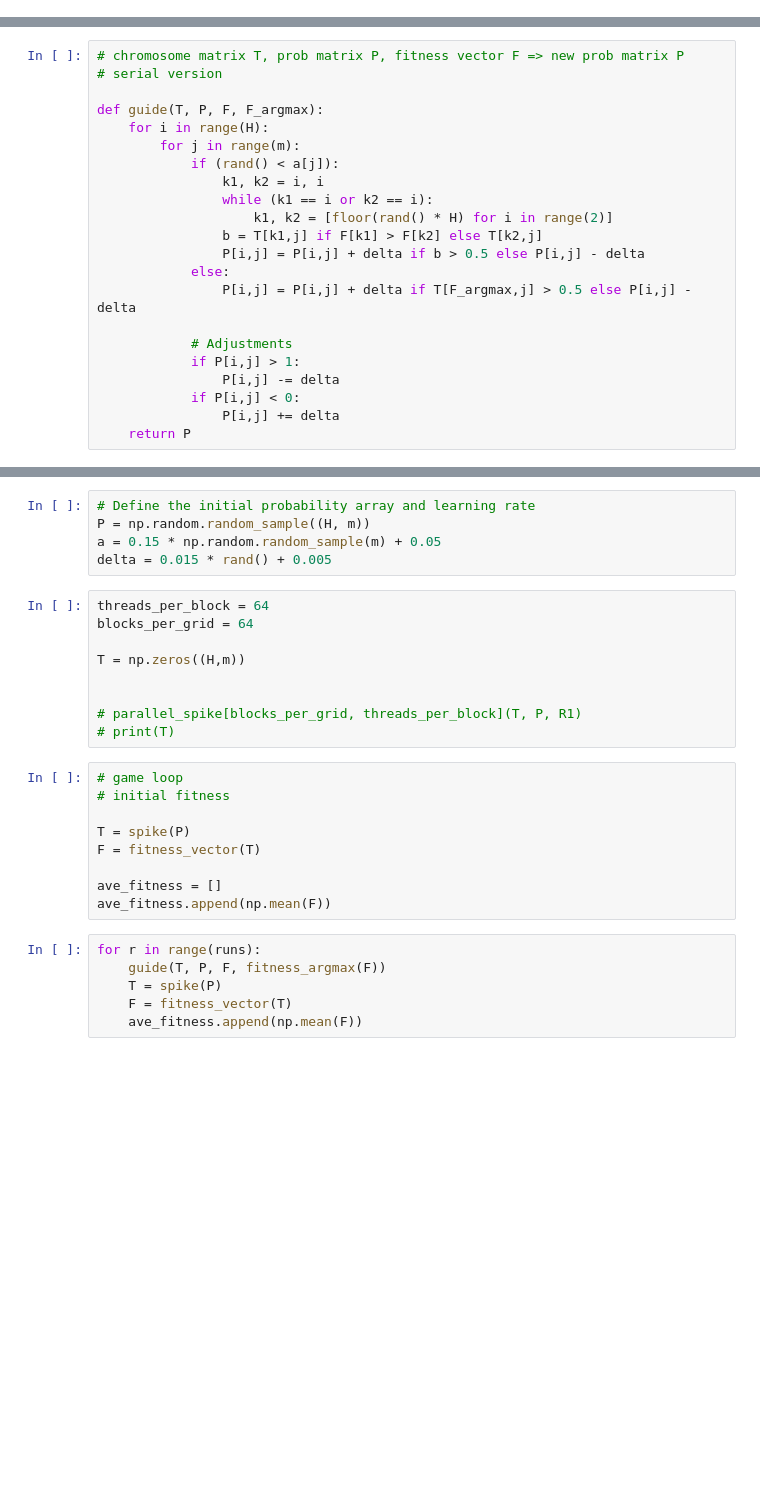
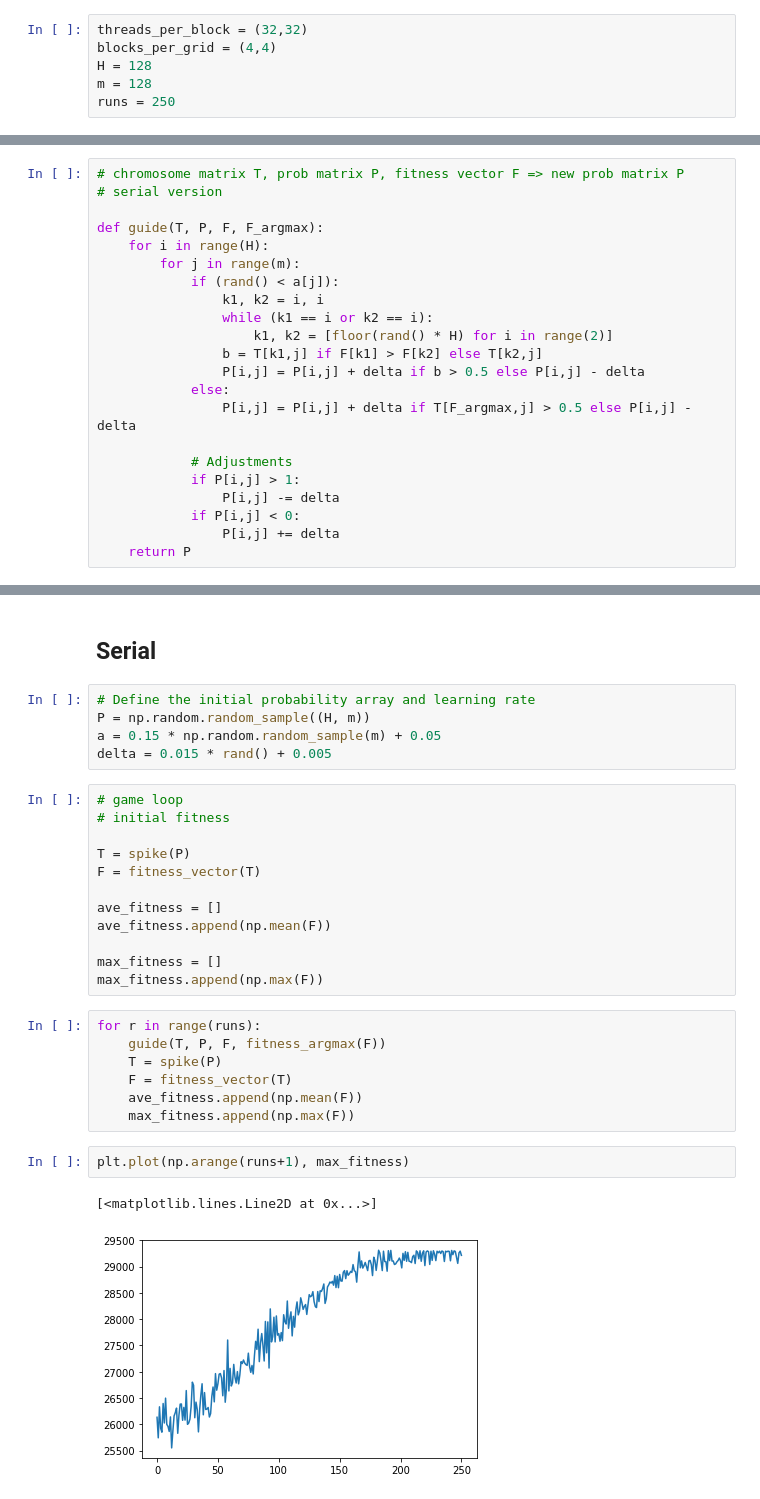
Before and after one commit to DEGABGED/CS171-Exercise1, a Jupyter notebook: CS 171 Optimization SN P Systems.ipynb, the cells around one changed output, grey strips where cells are left out. Drawn from its saved outputs; the diff is of its cells as text; blank space fills up the shorter version.

```diff
--- a/CS 171 Optimization SN P Systems.ipynb
+++ b/CS 171 Optimization SN P Systems.ipynb
@@ -14,3 +10,9 @@ runs = 1000
+# %%
+threads_per_block = (32,32)
+blocks_per_grid = (4,4)
+H = 128
+m = 128
+runs = 250
 # %%
 # Defining 2 fitness functions:
 # 1 is basic sum of components
@@ -144,17 +134,10 @@ def parallel_guide(T, P, F, F_argmax,a,delta,R2,R3,R4):
+# %% [markdown]
+## Serial
 # %%
 # Define the initial probability array and learning rate
 P = np.random.random_sample((H, m))
 a = 0.15 * np.random.random_sample(m) + 0.05
 delta = 0.015 * rand() + 0.005
-# %%
-threads_per_block = 64
-blocks_per_grid = 64
-
-T = np.zeros((H,m))
-
-
-# parallel_spike[blocks_per_grid, threads_per_block](T, P, R1)
-# print(T)
 # %%
 # game loop
 # initial fitness
@@ -164,9 +147,18 @@ F = fitness_vector(T)
 
 ave_fitness = []
 ave_fitness.append(np.mean(F))
+
+max_fitness = []
+max_fitness.append(np.max(F))
 # %%
 for r in range(runs):
     guide(T, P, F, fitness_argmax(F))
     T = spike(P)
     F = fitness_vector(T)
     ave_fitness.append(np.mean(F))
+    max_fitness.append(np.max(F))
+# %%
+plt.plot(np.arange(runs+1), max_fitness)
+# %% [output]
+[<matplotlib.lines.Line2D at 0x...>]
+[figure, added]
```
Also changed, not shown: parts of 12 cells of this notebook.
